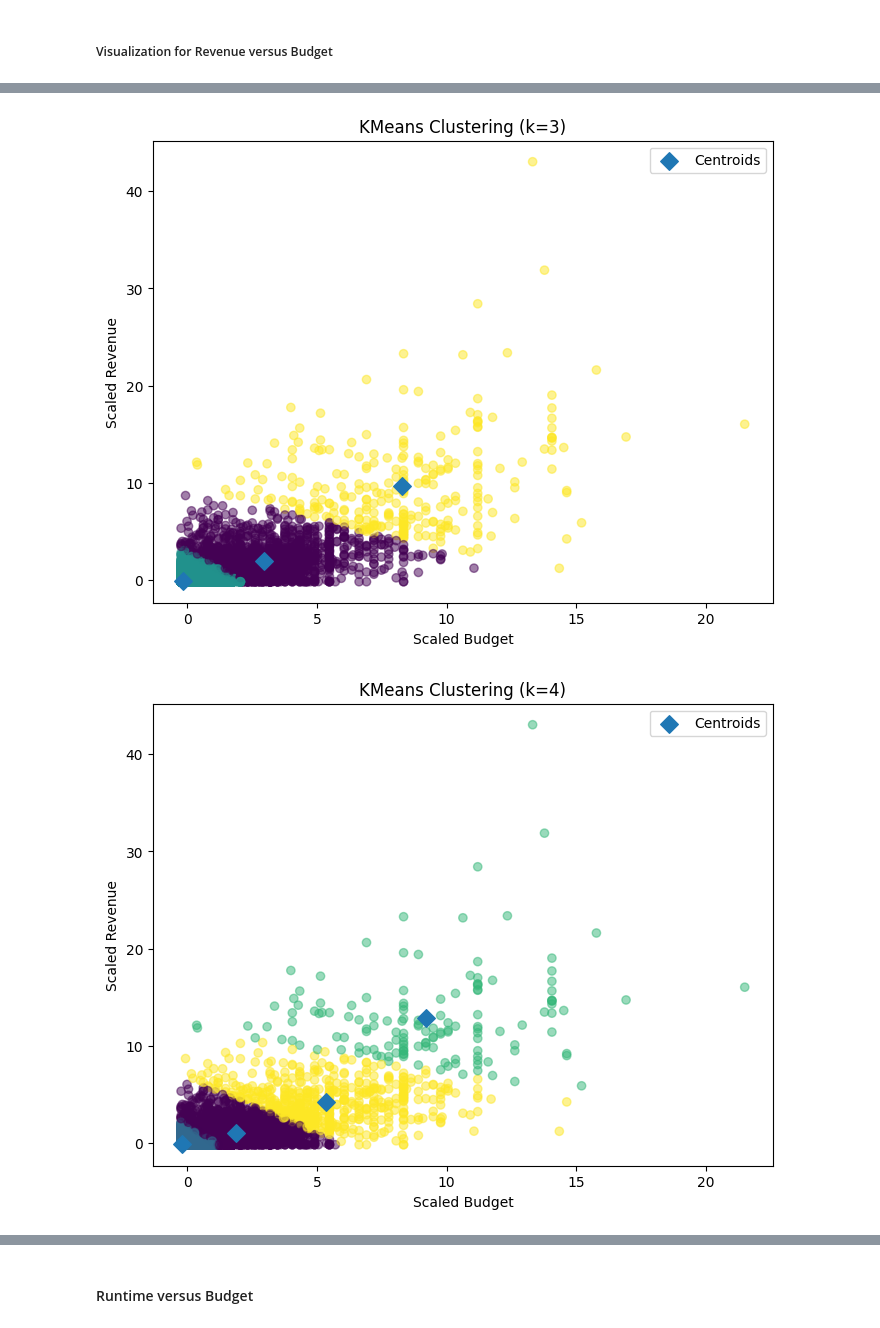
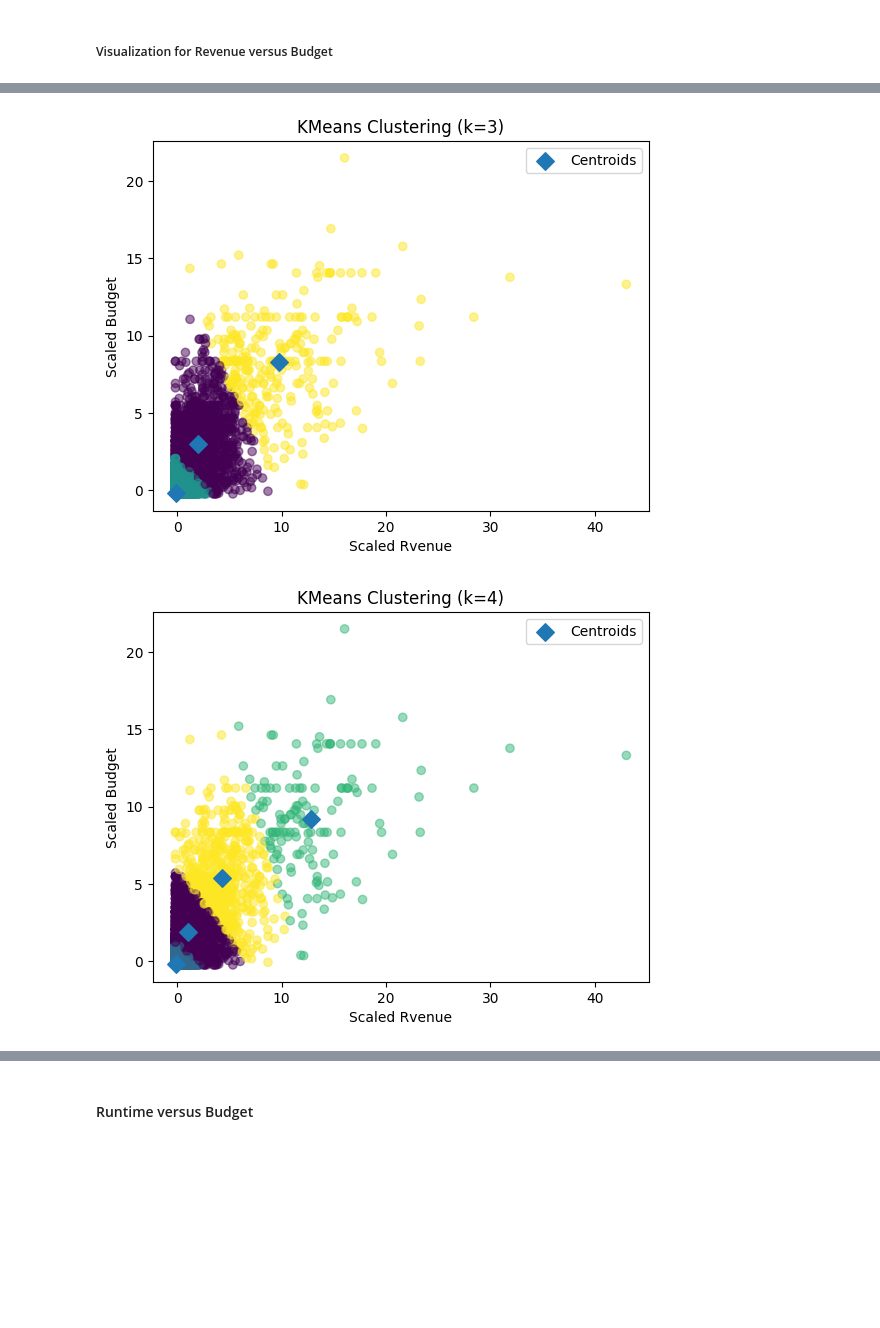
Before and after one commit to Zixin-Fan/CSI4142-A4, a Jupyter notebook: CSI4142_A4_ZixinFan_SolinMaaroof.ipynb, the cells around one changed output, grey strips where cells are left out. Saved outputs shown, nothing was run; the diff lists cells and outputs as text; code cells hidden in the pictures; blank space fills up the shorter version.

```diff
--- a/CSI4142_A4_ZixinFan_SolinMaaroof.ipynb
+++ b/CSI4142_A4_ZixinFan_SolinMaaroof.ipynb
@@ -533,10 +467,10 @@ dtype: int64
 #### Revenue versus Budget
 # %%
 scaler=StandardScaler()
-combination=cluster_df[['budget','revenue']] # select the two features used for clustering
+combination=cluster_df[['revenue','budget']] # select the two features used for clustering
 comb_scaled=scaler.fit_transform(combination) # standardize the features so they are on the same scale
 
-ks= [2,3,4]
+ks=[2,3,4]
 kmeans_results={}
 for k in ks:
     kmeans=KMeans(n_clusters=k, random_state=42)
@@ -549,7 +483,6 @@ for k in ks:
 ##### Visualization for Revenue versus Budget
 # %%
 for k in ks:
-    plt.figure(figsize=(8, 6))
     labels=kmeans_results[k]['labels']
     centroids=kmeans_results[k]['centroids']
     # plot the clustered data points in the standardized feature space
@@ -557,8 +490,8 @@ for k in ks:
     # plot the cluster centroids in the same standardized space
     plt.scatter(centroids[:, 0], centroids[:, 1], marker='D', s=80, label='Centroids')
     plt.title(f'KMeans Clustering (k={k})')
-    plt.xlabel('Scaled Budget')
-    plt.ylabel('Scaled Revenue')
+    plt.xlabel('Scaled Rvenue')
+    plt.ylabel('Scaled Budget')
     plt.legend()
     plt.show()
 # %% [output]
@@ -566,3 +499,3 @@ for k in ks:
-[figure, old version]
+[figure, new version]
-[figure, old version]
+[figure, new version]
 # %% [markdown]
```
Also changed, not shown: parts of 19 cells of this notebook.
